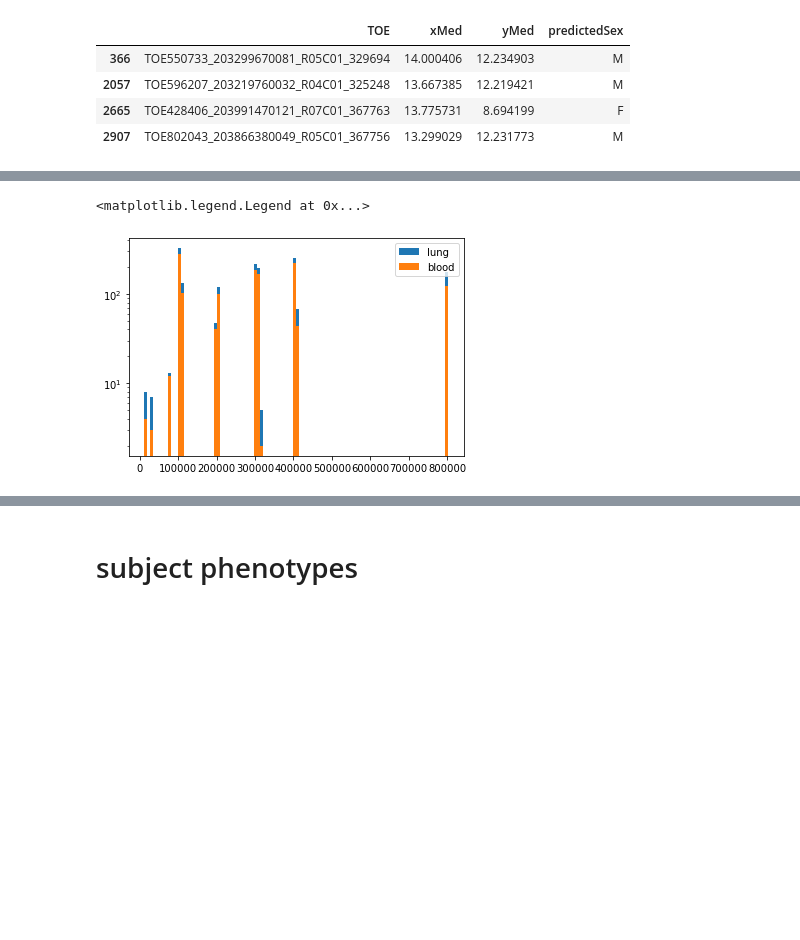
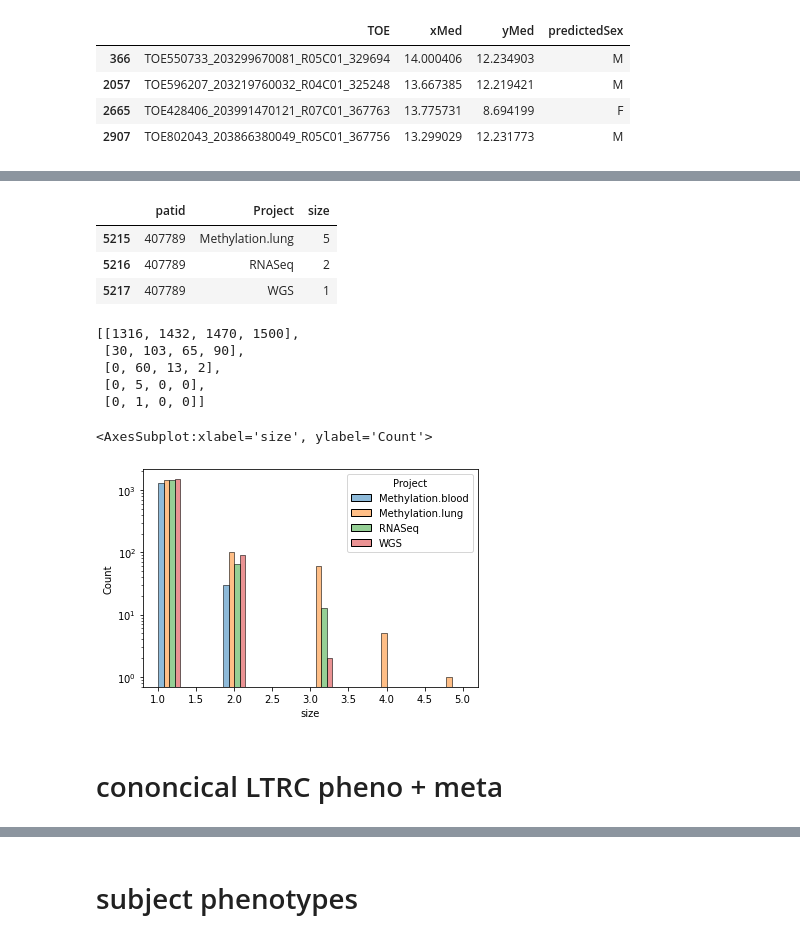
Before and after one commit to dcolinmorgan/mili_benchmark, a Jupyter notebook: sthlm_LTRC_B.ipynb, the cells around one changed output, grey strips where cells are left out. Drawn from its saved outputs; the diff is of its cells as text; code cells hidden in the pictures; blank space fills up the shorter version.

```diff
--- a/sthlm_LTRC_B.ipynb
+++ b/sthlm_LTRC_B.ipynb
@@ -267,0 +253,10 @@ Pdata[data['predictedSex']!=data['sex']]
+# %%
+pheno=pd.read_table('analyses/LTRC/ltrcSamplePhenoIdMap_20201019.csv',sep=',')
+
+# pheno=pheno[pheno['Project']!='WGS']
+# pheno=pheno[pheno['Project']!='RNASeq']
+pheno=pheno[['patid','topmedId','Project']]
+pheno.drop_duplicates(inplace=True)
+count=pheno.groupby([pheno.patid,pheno.Project],as_index=False).size()
+
+pheno[pheno['patid']==407789]
@@ -268,3 +273,49 @@ Pdata[data['predictedSex']!=data['sex']]
+# %%
+count[count['patid']==407789]
+# %% [output]
+|  | patid | Project | size |
+| 5215 | 407789 | Methylation.lung | 5 |
+| 5216 | 407789 | RNASeq | 2 |
+| 5217 | 407789 | WGS | 1 |
+# %%
+[[len(count[(count['size']==1) & (count['Project']=="Methylation.blood")]),
+len(count[(count['size']==1) & (count['Project']=="Methylation.lung")]),
+len(count[(count['size']==1) & (count['Project']=="RNASeq")]),
+len(count[(count['size']==1) & (count['Project']=="WGS")])]
+ ,
+ [len(count[(count['size']==2) & (count['Project']=="Methylation.blood")]),
+len(count[(count['size']==2) & (count['Project']=="Methylation.lung")]),
+len(count[(count['size']==2) & (count['Project']=="RNASeq")]),
+len(count[(count['size']==2) & (count['Project']=="WGS")])]
+ ,
+ [len(count[(count['size']==3) & (count['Project']=="Methylation.blood")]),
+len(count[(count['size']==3) & (count['Project']=="Methylation.lung")]),
+len(count[(count['size']==3) & (count['Project']=="RNASeq")]),
+len(count[(count['size']==3) & (count['Project']=="WGS")])]
+ ,
+ [len(count[(count['size']==4) & (count['Project']=="Methylation.blood")]),
+len(count[(count['size']==4) & (count['Project']=="Methylation.lung")]),
+len(count[(count['size']==4) & (count['Project']=="RNASeq")]),
+len(count[(count['size']==4) & (count['Project']=="WGS")])]
+ ,
+
+ [len(count[(count['size']==5) & (count['Project']=="Methylation.blood")]),
+len(count[(count['size']==5) & (count['Project']=="Methylation.lung")]),
+len(count[(count['size']==5) & (count['Project']=="RNASeq")]),
+len(count[(count['size']==5) & (count['Project']=="WGS")])]]
+# %% [output]
+[[1316, 1432, 1470, 1500],
+ [30, 103, 65, 90],
+ [0, 60, 13, 2],
+ [0, 5, 0, 0],
+ [0, 1, 0, 0]]
+# %%
+z=sns.histplot(data=count, x="size", hue="Project",alpha=0.5,multiple="dodge",log_scale=(False,True))
+# %% [output]
+<AxesSubplot:xlabel='size', ylabel='Count'>
+[figure, added]
+# %% [markdown]
+# cononcical LTRC pheno + meta
 # %%
 pheno=pd.read_table('analyses/LTRC/ltrcSamplePhenoIdMap_20201019.csv',sep=',')
 # meta_gr = meta.groupby(['patid','age']).agg({'lobe':'mean'})
@@ -274,8 +335,5 @@ methyl_pheno=pheno[pheno['topmedId'].str.contains(pat='TOE')]
 # %%
-plt.hist(pd.unique(methyl_pheno_sub_lung.patid),bins=100,log=True,label='lung')
-plt.hist(pd.unique(methyl_pheno_sub_blood.patid),bins=100,log=True,label='blood')
-plt.legend(loc="best")
+# plt.hist(pd.unique(methyl_pheno_sub_lung.patid),bins=100,log=True,label='lung')
+# plt.hist(pd.unique(methyl_pheno_sub_blood.patid),bins=100,log=True,label='blood')
+# plt.legend(loc="best")
 # plt.xlabel("patid")
-# %% [output]
-<matplotlib.legend.Legend at 0x...>
-[figure, removed]
```
Also changed, not shown: parts of 36 cells of this notebook, 8 other files.
